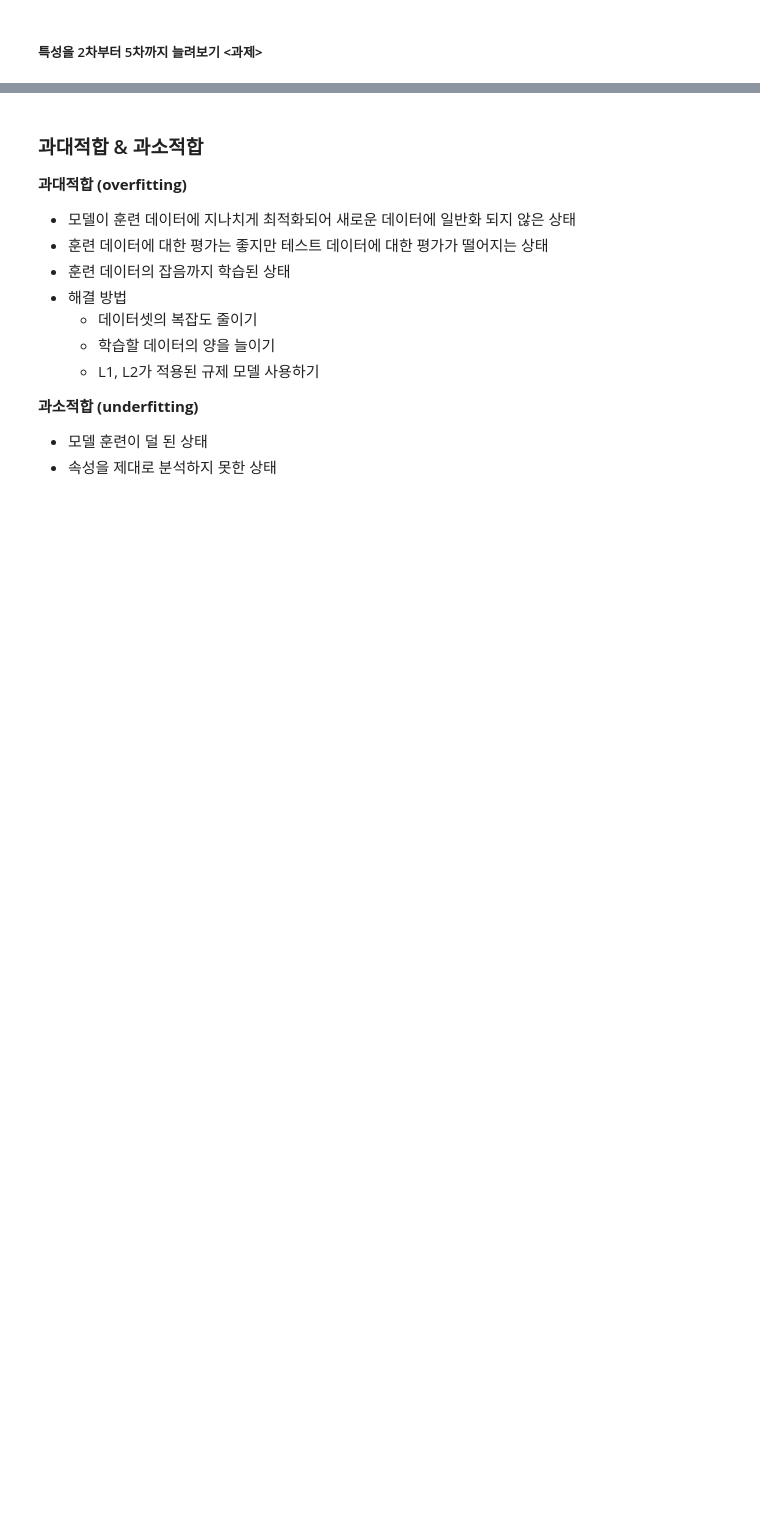
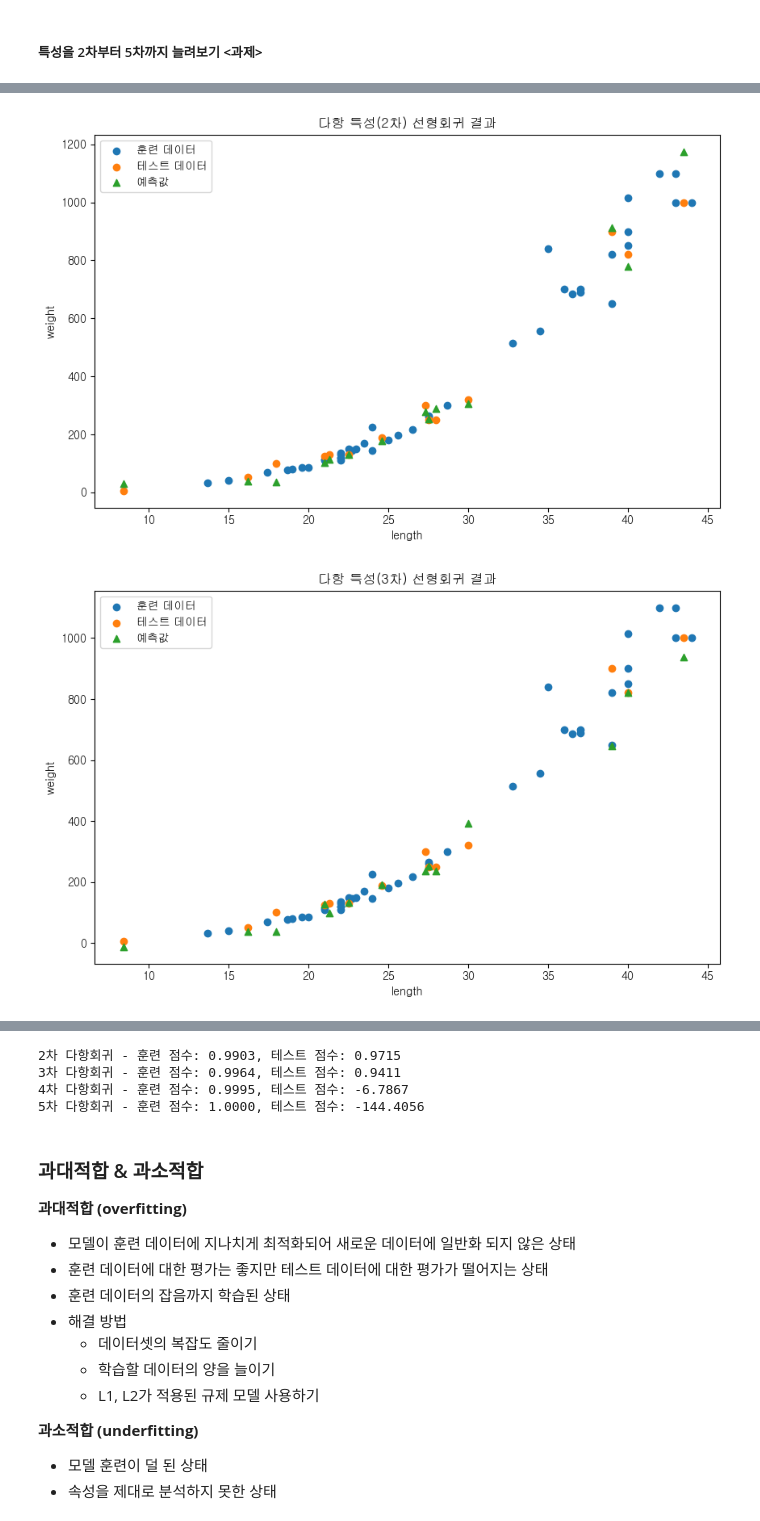
Before and after one commit to vfxpedia/05_ml-workspace, a Jupyter notebook: 01_overview/02_regression.ipynb, the cells around one changed output, grey strips where cells are left out. Drawn from its saved outputs; the diff is of its cells as text; code cells hidden in the pictures; blank space fills up the shorter version.

```diff
--- a/01_overview/02_regression.ipynb
+++ b/01_overview/02_regression.ipynb
@@ -595,2 +610,18 @@ lr.score(train_input, train_label)
 # %% [markdown]
 ##### 특성을 2차부터 5차까지 늘려보기 **<과제>**
+# %%
+
+def test_poly_feature(degree):
+    # 특성 추가
+    poly = PolynomialFeatures(include_bias=False, degree=degree)
+    poly_perch = poly.fit_transform(perch_full)
+
+    # 훈련=테스트 데이터 분리
+    train_input, test_input, train_label, test_label = train_test_split(poly_perch, perch_weight, random_state=42)
+
+    # 학습
+    lr = LinearRegression()
+    lr.fit(train_input, train_label)
+
+    # 평가
+    return lr.score(train_input, train_label), lr.score(test_input, test_label)
@@ -597,3 +636,44 @@ lr.score(train_input, train_label)
 # %%
 
 # 함수를 만들고 이를 for문으로 이용해서 특성을 늘려보자.
+
+from sklearn.preprocessing import PolynomialFeatures
+
+# 차수별로 훈련/테스트 점수를 저장할 리스트
+train_scores = []
+test_scores = []
+
+# 2차부터 5차까지 반복
+for degree in range(2, 6):
+    # 다항 특성 변환
+    poly = PolynomialFeatures(degree=degree, include_bias=False)
+    poly_perch = poly.fit_transform(perch_full)
+
+    # 훈련-테스트 데이터 분리
+    train_input, test_input, train_label, test_label = train_test_split(poly_perch, perch_weight, random_state=42)
+
+    # 선형회귀 모델 훈련
+    lr = LinearRegression()
+    lr.fit(train_input, train_label)
+
+    # 점수 저장
+    train_scores.append(lr.score(train_input, train_label))
+    test_scores.append(lr.score(test_input, test_label))
+
+    # 시각화
+    plt.figure(figsize=(10, 6))
+    plt.scatter(train_input[:, 0], train_label, label='훈련 데이터')
+    plt.scatter(test_input[:, 0], test_label, label='테스트 데이터')
+    plt.scatter(test_input[:, 0], lr.predict(test_input), label='예측값', marker='^')
+    plt.xlabel('length')
+    plt.ylabel('weight')
+    plt.legend()
+    plt.title(f'다항 특성({degree}차) 선형회귀 결과')
+    plt.show()
+
+# 차수별 훈련/테스트 점수 출력
+for i, degree in enumerate(range(2, 6)):
+    print(f"{degree}차 다항회귀 - 훈련 점수: {train_scores[i]:.4f}, 테스트 점수: {test_scores[i]:.4f}")
+# %% [output]
+[figure, added]
+[figure, added]
@@ -600,3 +682,7 @@ lr.score(train_input, train_label)
+2차 다항회귀 - 훈련 점수: 0.9903, 테스트 점수: 0.9715
+3차 다항회귀 - 훈련 점수: 0.9964, 테스트 점수: 0.9411
+4차 다항회귀 - 훈련 점수: 0.9995, 테스트 점수: -6.7867
+5차 다항회귀 - 훈련 점수: 1.0000, 테스트 점수: -144.4056
 # %% [markdown]
 ### 과대적합 & 과소적합
 
```
Also changed, not shown: parts of 3 cells of this notebook, 6 other files.
